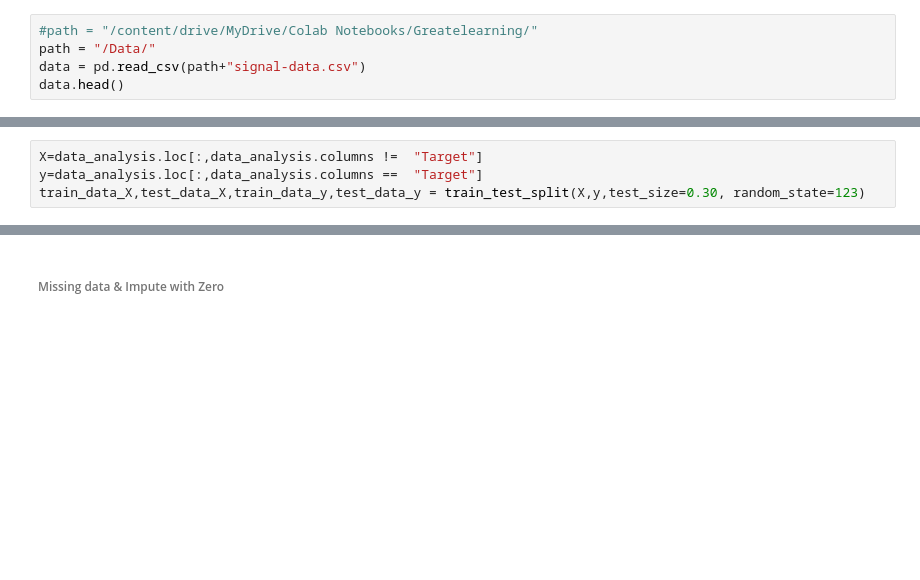
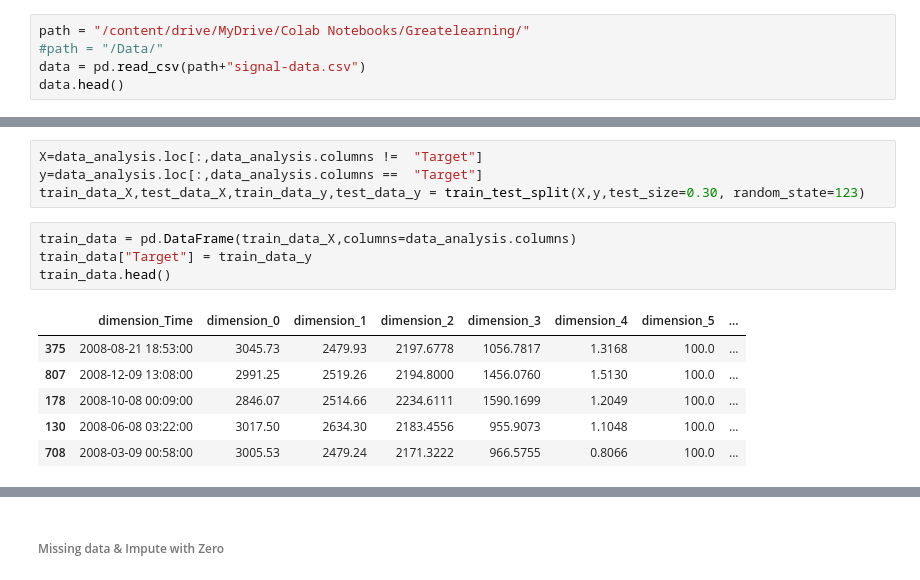
Before and after one commit to baalasangar/MLAI, a Jupyter notebook: 07_FeatureEngineering/Assignment/FeatureEngineering.ipynb, the cells around one changed output, grey strips where cells are left out. Cells and saved outputs as stored; diff of their text form; blank space fills up the shorter version.

```diff
--- a/07_FeatureEngineering/Assignment/FeatureEngineering.ipynb
+++ b/07_FeatureEngineering/Assignment/FeatureEngineering.ipynb
@@ -36,8 +47,8 @@ class Columns(BaseEstimator, TransformerMixin):
 # %% [markdown]
 ##### Reading Data
 # %%
-#path = "/content/drive/MyDrive/Colab Notebooks/Greatelearning/"
-path = "/Data/"
+path = "/content/drive/MyDrive/Colab Notebooks/Greatelearning/"
+#path = "/Data/"
 data = pd.read_csv(path+"signal-data.csv")
 data.head()
 # %% [output]
@@ -106,3 +117,14 @@ Name: Target, dtype: float64
 X=data_analysis.loc[:,data_analysis.columns !=  "Target"]
 y=data_analysis.loc[:,data_analysis.columns ==  "Target"]
 train_data_X,test_data_X,train_data_y,test_data_y = train_test_split(X,y,test_size=0.30, random_state=123)
+# %%
+train_data = pd.DataFrame(train_data_X,columns=data_analysis.columns)
+train_data["Target"] = train_data_y
+train_data.head()
+# %% [output]
+|  | dimension_Time | dimension_0 | dimension_1 | dimension_2 | dimension_3 | dimension_4 | dimension_5 | ... |
+| 375 | 2008-08-21 18:53:00 | 3045.73 | 2479.93 | 2197.6778 | 1056.7817 | 1.3168 | 100.0 | ... |
+| 807 | 2008-12-09 13:08:00 | 2991.25 | 2519.26 | 2194.8000 | 1456.0760 | 1.5130 | 100.0 | ... |
+| 178 | 2008-10-08 00:09:00 | 2846.07 | 2514.66 | 2234.6111 | 1590.1699 | 1.2049 | 100.0 | ... |
+| 130 | 2008-06-08 03:22:00 | 3017.50 | 2634.30 | 2183.4556 | 955.9073 | 1.1048 | 100.0 | ... |
+| 708 | 2008-03-09 00:58:00 | 3005.53 | 2479.24 | 2171.3222 | 966.5755 | 0.8066 | 100.0 | ... |
```
Also changed, not shown: parts of 7 cells of this notebook.
